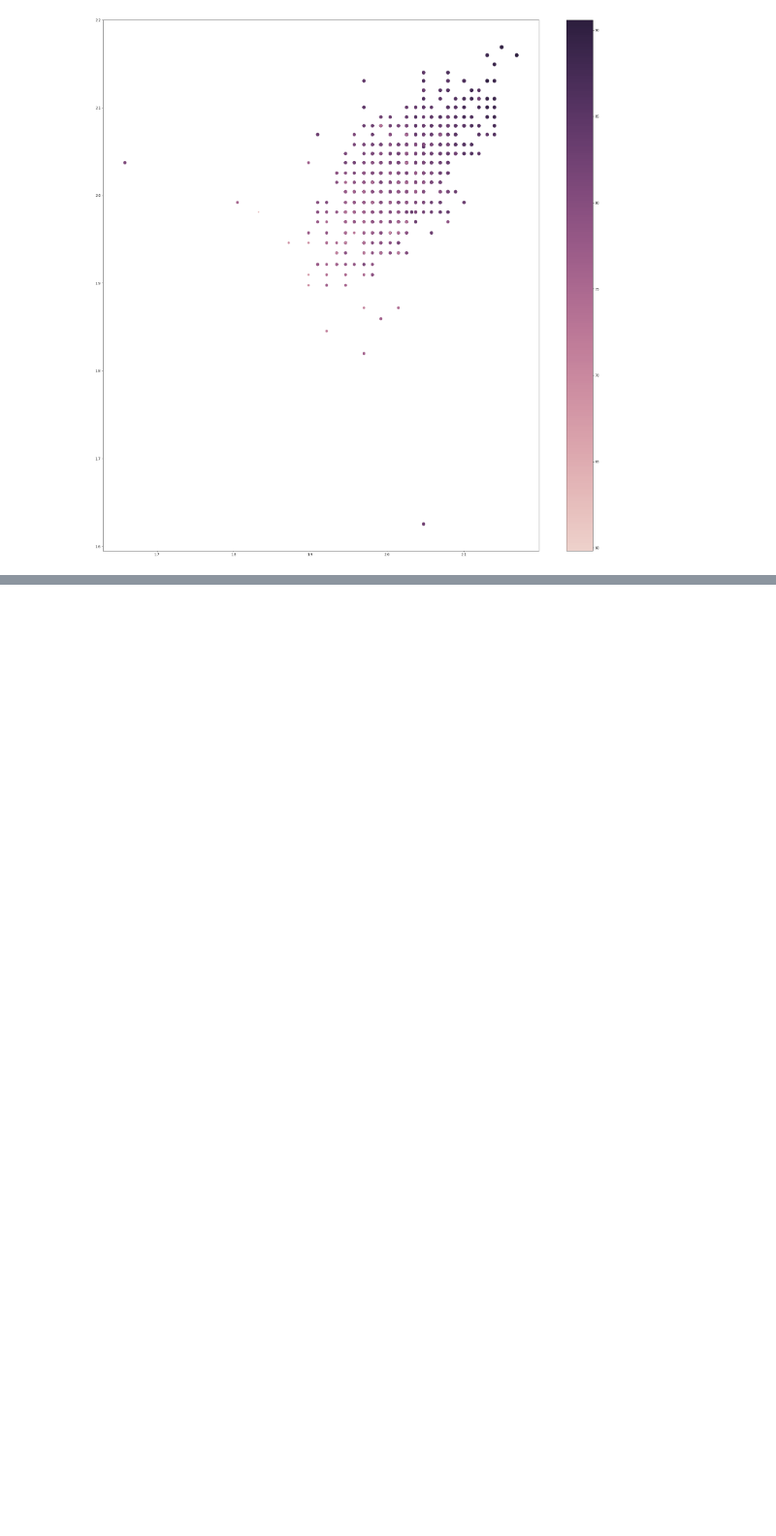
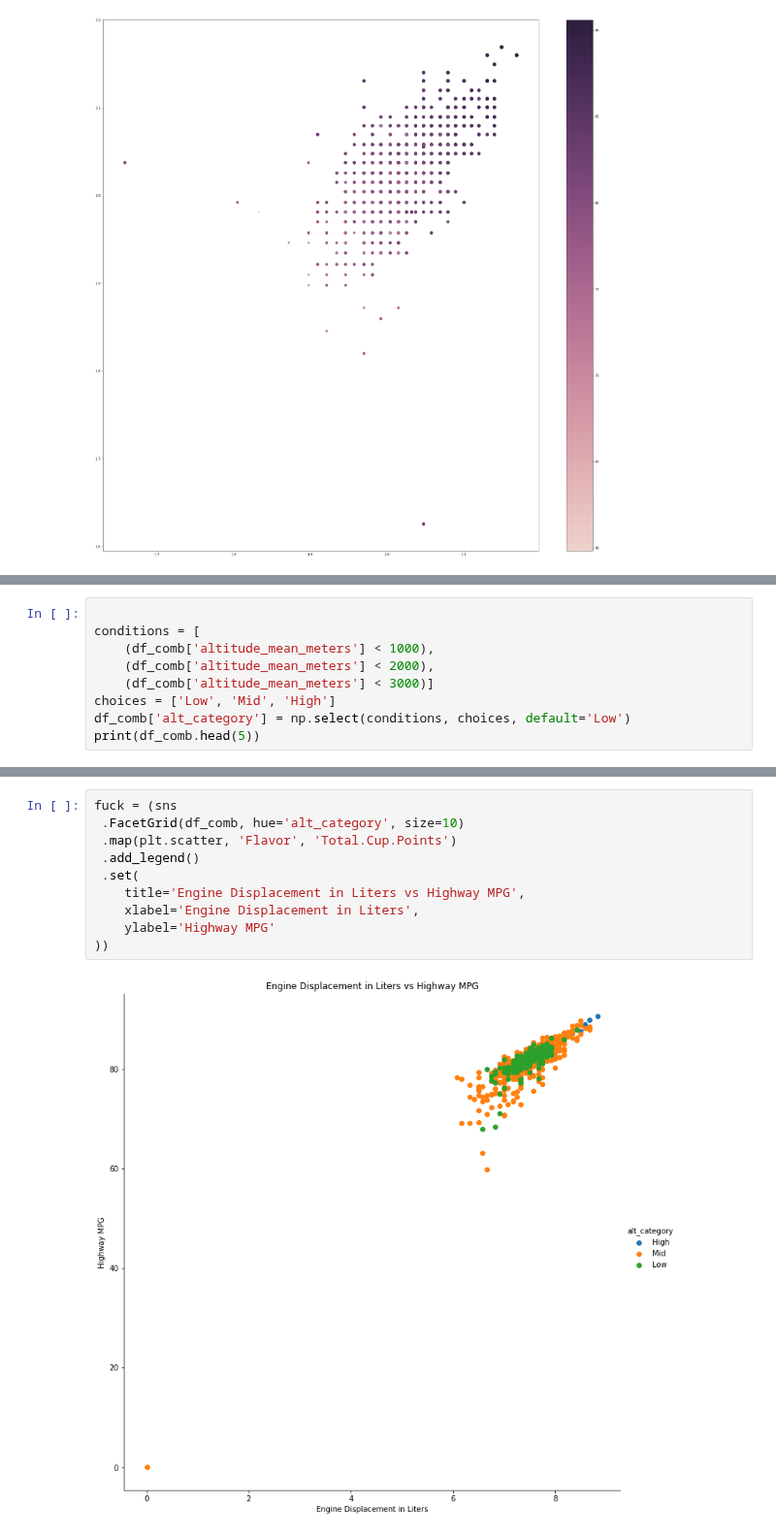
Before and after one commit to Landcruiser87/Cadc_7331_Project, a Jupyter notebook: analysis/coffeeandy.ipynb, the cells around one changed output, grey strips where cells are left out. Shown at 97% size. Saved outputs shown, nothing was run; the diff lists cells and outputs as text; blank space fills up the shorter version.

```diff
--- a/analysis/coffeeandy.ipynb
+++ b/analysis/coffeeandy.ipynb
@@ -364,0 +316,9 @@ py.iplot(fig, filename = 'd3-world-map')
+# %%
+
+conditions = [
+    (df_comb['altitude_mean_meters'] < 1000),
+    (df_comb['altitude_mean_meters'] < 2000),
+    (df_comb['altitude_mean_meters'] < 3000)]
+choices = ['Low', 'Mid', 'High']
+df_comb['alt_category'] = np.select(conditions, choices, default='Low')
+print(df_comb.head(5))
@@ -364,0 +343,12 @@ py.iplot(fig, filename = 'd3-world-map')
+# %%
+fuck = (sns
+ .FacetGrid(df_comb, hue='alt_category', size=10)
+ .map(plt.scatter, 'Flavor', 'Total.Cup.Points')
+ .add_legend()
+ .set(
+    title='Engine Displacement in Liters vs Highway MPG',
+    xlabel='Engine Displacement in Liters',
+    ylabel='Highway MPG'
+))
+# %% [output]
+[figure, added]
```
Also changed, not shown: parts of 6 cells of this notebook.
